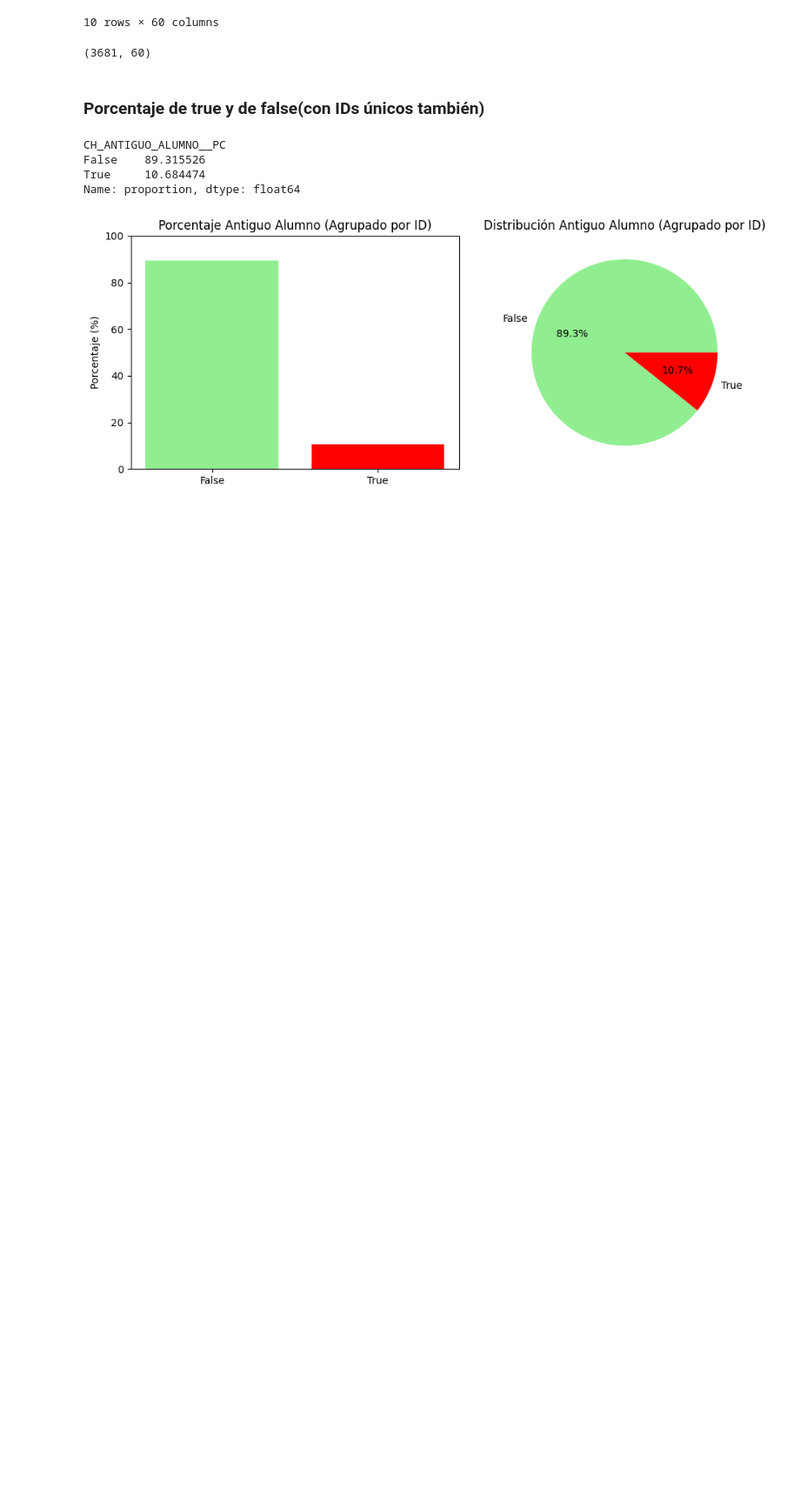
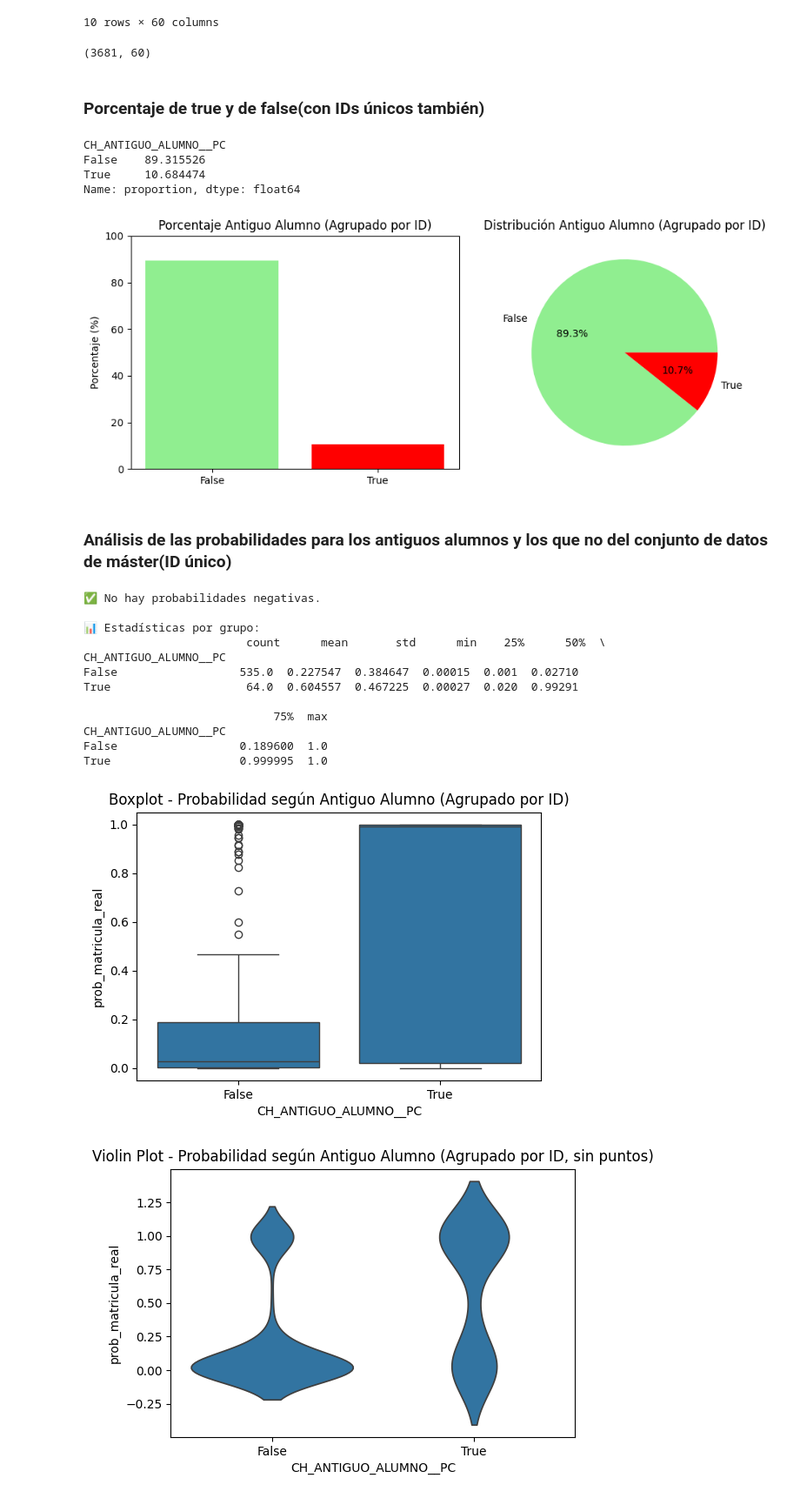
Before and after one commit to MiguelHernandezCorral/UNAV, a Jupyter notebook: notebooks/Correcciones de Comprobando datos - Mario datos de ID.ipynb, the cells around one changed output. Shown at 87% size. Cells and saved outputs as stored; diff of their text form; code cells hidden in the pictures; blank space fills up the shorter version.

```diff
--- a/notebooks/Correcciones de Comprobando datos - Mario datos de ID.ipynb
+++ b/notebooks/Correcciones de Comprobando datos - Mario datos de ID.ipynb
@@ -177,7 +177,7 @@ True                 1.0
 import pandas as pd
 
 # Cargar el Excel (única hoja)
-df_master = pd.read_excel(r"C:\Users\0021878\Downloads\test_master_completo_con_scoring 6.xlsx")
+df_master = pd.read_excel(r"C:\Users\0021878\Downloads\test_master_completo_con_scoring.xlsx")
 
 # Vista rápida de las primeras filas
 df_master.head(10)
@@ -239,3 +239,57 @@ False    89.315526
 True     10.684474
 Name: proportion, dtype: float64
 [figure]
+# %% [markdown]
+### Análisis de las probabilidades para los antiguos alumnos y los que no del conjunto de datos de máster(ID único)
+# %%
+import seaborn as sns
+import matplotlib.pyplot as plt
+
+# 1. Agrupar por ID y calcular la probabilidad media para cada alumno
+df_master_agrupado = (
+    df_master
+    .groupby("ID", as_index=False)
+    .agg({
+        "CH_ANTIGUO_ALUMNO__PC": "first",   # asumimos que no cambia por alumno
+        "prob_matricula_real": "mean"       # media de probabilidad por alumno
+    })
+)
+
+# 2. Comprobar si hay probabilidades negativas
+negativas = df_master_agrupado[df_master_agrupado["prob_matricula_real"] < 0]
+if not negativas.empty:
+    print(f"⚠ Hay {len(negativas)} registros con probabilidad negativa:")
+    print(negativas)
+else:
+    print("✅ No hay probabilidades negativas.")
+
+# 3. Estadísticas por grupo
+stats_antiguo = df_master_agrupado.groupby("CH_ANTIGUO_ALUMNO__PC")["prob_matricula_real"].describe()
+print("\n📊 Estadísticas por grupo:\n", stats_antiguo)
+
+# 4. Boxplot
+plt.figure(figsize=(6,4))
+sns.boxplot(x="CH_ANTIGUO_ALUMNO__PC", y="prob_matricula_real", data=df_master_agrupado)
+plt.title("Boxplot - Probabilidad según Antiguo Alumno (Agrupado por ID)")
+plt.show()
+
+# 5. Violin plot sin puntos individuales
+plt.figure(figsize=(6,4))
+sns.violinplot(x="CH_ANTIGUO_ALUMNO__PC", y="prob_matricula_real", data=df_master_agrupado, inner=None)
+plt.title("Violin Plot - Probabilidad según Antiguo Alumno (Agrupado por ID, sin puntos)")
+plt.show()
+# %% [output]
+✅ No hay probabilidades negativas.
+
+📊 Estadísticas por grupo:
+                        count      mean       std      min    25%      50%  \
+CH_ANTIGUO_ALUMNO__PC
+False                  535.0  0.227547  0.384647  0.00015  0.001  0.02710
+True                    64.0  0.604557  0.467225  0.00027  0.020  0.99291
+
+                            75%  max
+CH_ANTIGUO_ALUMNO__PC
+False                  0.189600  1.0
+True                   0.999995  1.0
+[figure, added]
+[figure, added]
```
Also changed, not shown: parts of 19 cells of this notebook.
